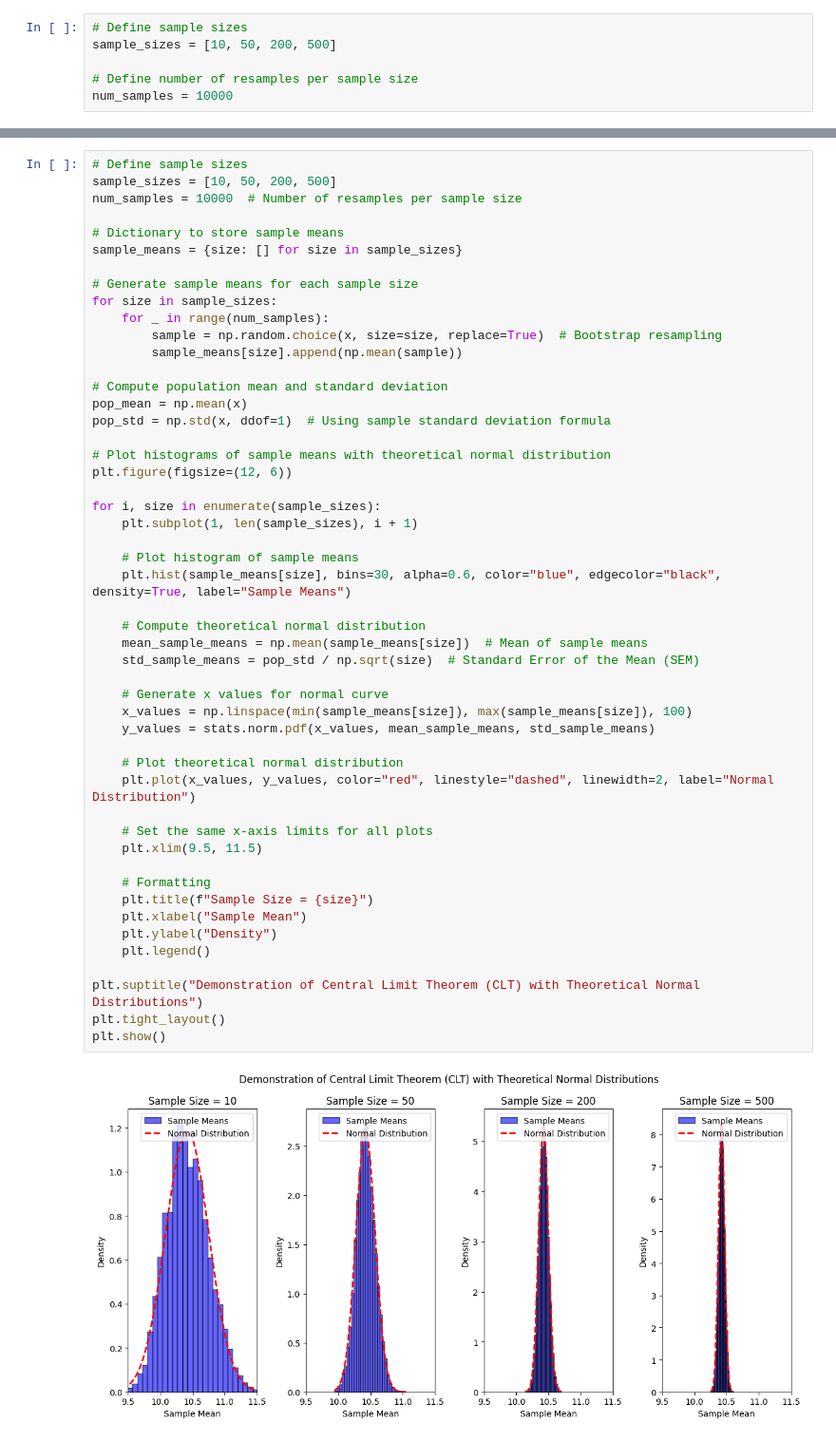
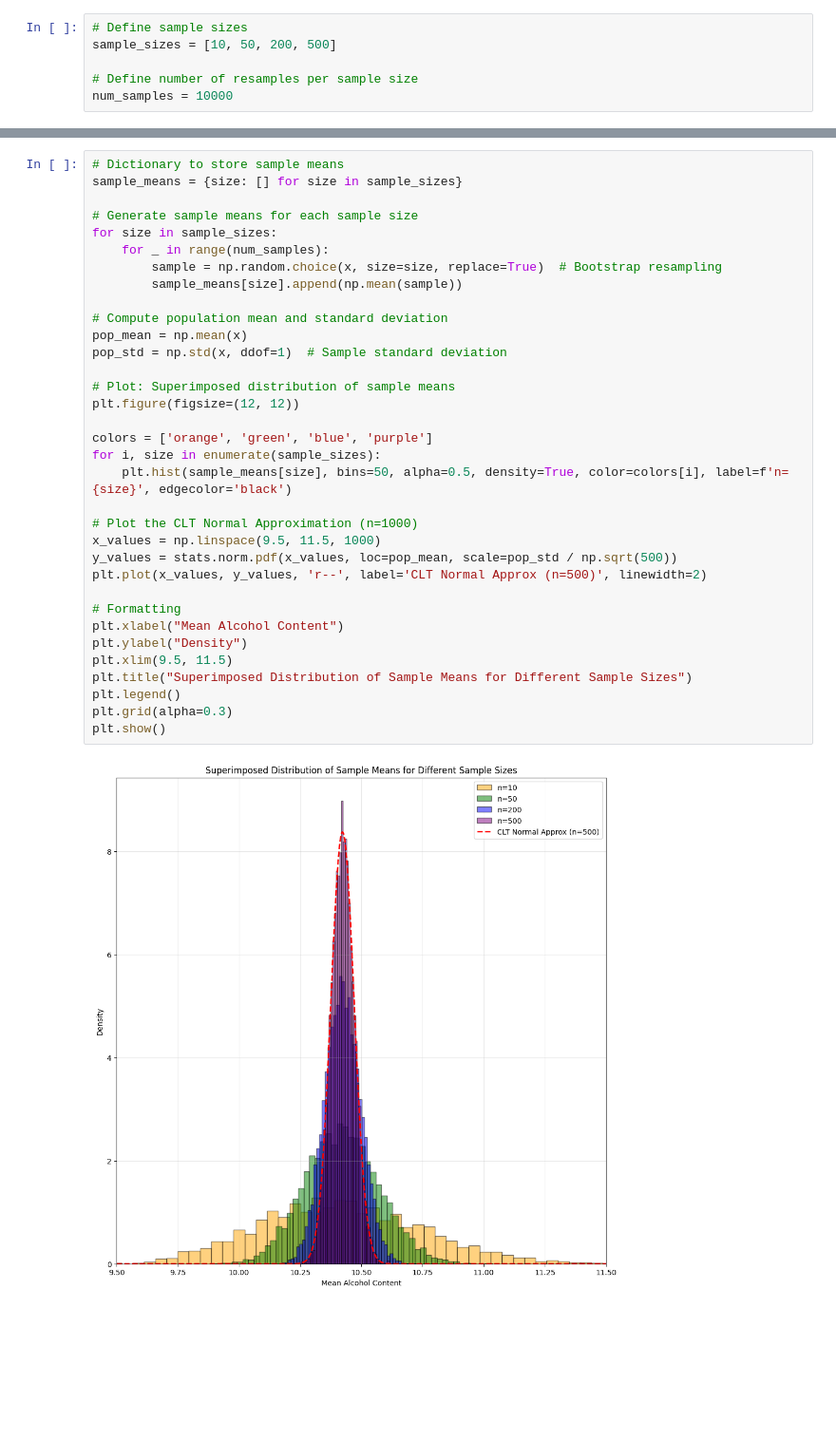
Before and after one commit to SaianPatel/InferentialStatistics, a Jupyter notebook: Coursework/2_CLT_LLN.ipynb, the cells around one changed output, grey strips where cells are left out. Shown at 95% size. Drawn from its saved outputs; the diff is of its cells as text; blank space fills up the shorter version.

```diff
--- a/Coursework/2_CLT_LLN.ipynb
+++ b/Coursework/2_CLT_LLN.ipynb
@@ -21,52 +23,36 @@ num_samples = 10000
 # %%
-# Define sample sizes
-sample_sizes = [10, 50, 200, 500]
-num_samples = 10000  # Number of resamples per sample size
-
 # Dictionary to store sample means
 sample_means = {size: [] for size in sample_sizes}
 
 # Generate sample means for each sample size
 for size in sample_sizes:
     for _ in range(num_samples):
         sample = np.random.choice(x, size=size, replace=True)  # Bootstrap resampling
         sample_means[size].append(np.mean(sample))
 
 # Compute population mean and standard deviation
 pop_mean = np.mean(x)
-pop_std = np.std(x, ddof=1)  # Using sample standard deviation formula
+pop_std = np.std(x, ddof=1)  # Sample standard deviation
 
-# Plot histograms of sample means with theoretical normal distribution
-plt.figure(figsize=(12, 6))
+# Plot: Superimposed distribution of sample means
+plt.figure(figsize=(12, 12))
 
+colors = ['orange', 'green', 'blue', 'purple']
 for i, size in enumerate(sample_sizes):
-    plt.subplot(1, len(sample_sizes), i + 1)
+    plt.hist(sample_means[size], bins=50, alpha=0.5, density=True, color=colors[i], label=f'n={size}', edgecolor='black')
 
-    # Plot histogram of sample means
-    plt.hist(sample_means[size], bins=30, alpha=0.6, color="blue", edgecolor="black", density=True, label="Sample Means")
+# Plot the CLT Normal Approximation (n=1000)
+x_values = np.linspace(9.5, 11.5, 1000)
+y_values = stats.norm.pdf(x_values, loc=pop_mean, scale=pop_std / np.sqrt(500))
+plt.plot(x_values, y_values, 'r--', label='CLT Normal Approx (n=500)', linewidth=2)
 
-    # Compute theoretical normal distribution
-    mean_sample_means = np.mean(sample_means[size])  # Mean of sample means
-    std_sample_means = pop_std / np.sqrt(size)  # Standard Error of the Mean (SEM)
-
-    # Generate x values for normal curve
-    x_values = np.linspace(min(sample_means[size]), max(sample_means[size]), 100)
-    y_values = stats.norm.pdf(x_values, mean_sample_means, std_sample_means)
-
-    # Plot theoretical normal distribution
-    plt.plot(x_values, y_values, color="red", linestyle="dashed", linewidth=2, label="Normal Distribution")
-
-    # Set the same x-axis limits for all plots
-    plt.xlim(9.5, 11.5)
-
-    # Formatting
-    plt.title(f"Sample Size = {size}")
-    plt.xlabel("Sample Mean")
-    plt.ylabel("Density")
-    plt.legend()
-
-plt.suptitle("Demonstration of Central Limit Theorem (CLT) with Theoretical Normal Distributions")
-plt.tight_layout()
+# Formatting
+plt.xlabel("Mean Alcohol Content")
+plt.ylabel("Density")
+plt.xlim(9.5, 11.5)
+plt.title("Superimposed Distribution of Sample Means for Different Sample Sizes")
+plt.legend()
+plt.grid(alpha=0.3)
 plt.show()
 # %% [output]
-[figure, old version]
+[figure, new version]
```
Also changed, not shown: parts of 1 cell of this notebook.
